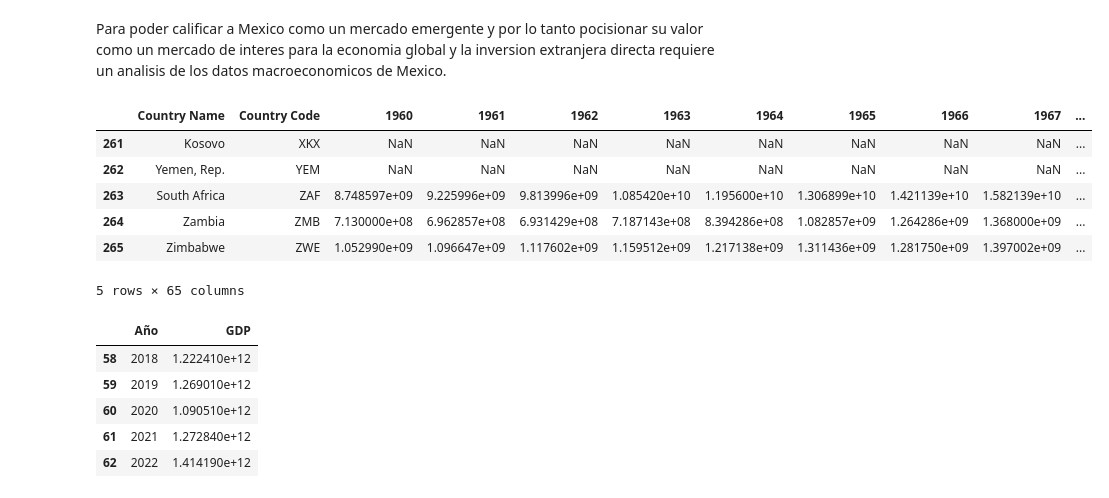
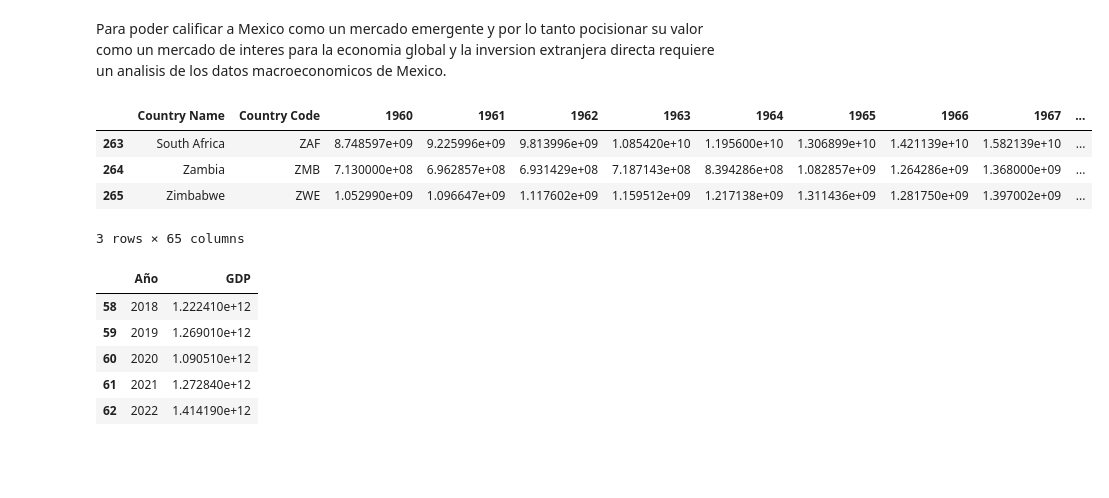
Before and after one commit to OctavioPB/Data-Analyst-Projects, a Jupyter notebook: InversionExtranjeraDirecta2023/Inversion Extranjera Directa en Mexico 2023.ipynb, the cells around one changed output. Drawn from its saved outputs; the diff is of its cells as text; code cells hidden in the pictures; blank space fills up the shorter version.

```diff
--- a/InversionExtranjeraDirecta2023/Inversion Extranjera Directa en Mexico 2023.ipynb
+++ b/InversionExtranjeraDirecta2023/Inversion Extranjera Directa en Mexico 2023.ipynb
@@ -48,17 +48,15 @@ Para poder calificar a Mexico como un mercado emergente y por lo tanto pocisiona
 # %%
 # Producto Interno Bruto por pais en Millones de Pesos
 
 PIB = pd.read_csv('IED\WBORG_PIB.csv', sep = ',')
 PIB = PIB.drop(columns = ['Indicator Name', 'Indicator Code'])
-PIB.tail()
+PIB.tail(3)
 # %% [output]
 |  | Country Name | Country Code | 1960 | 1961 | 1962 | 1963 | 1964 | 1965 | 1966 | 1967 | ... |
-| 261 | Kosovo | XKX | NaN | NaN | NaN | NaN | NaN | NaN | NaN | NaN | ... |
-| 262 | Yemen, Rep. | YEM | NaN | NaN | NaN | NaN | NaN | NaN | NaN | NaN | ... |
 | 263 | South Africa | ZAF | 8.748597e+09 | 9.225996e+09 | 9.813996e+09 | 1.085420e+10 | 1.195600e+10 | 1.306899e+10 | 1.421139e+10 | 1.582139e+10 | ... |
 | 264 | Zambia | ZMB | 7.130000e+08 | 6.962857e+08 | 6.931429e+08 | 7.187143e+08 | 8.394286e+08 | 1.082857e+09 | 1.264286e+09 | 1.368000e+09 | ... |
 | 265 | Zimbabwe | ZWE | 1.052990e+09 | 1.096647e+09 | 1.117602e+09 | 1.159512e+09 | 1.217138e+09 | 1.311436e+09 | 1.281750e+09 | 1.397002e+09 | ... |
-5 rows × 65 columns
+3 rows × 65 columns
 # %%
 # Limpieza y organizacion para Datos de Mexico
 # https://data.worldbank.org/indicator/NY.GDP.MKTP.CD?end=2022&locations=MX&start=1993
```
